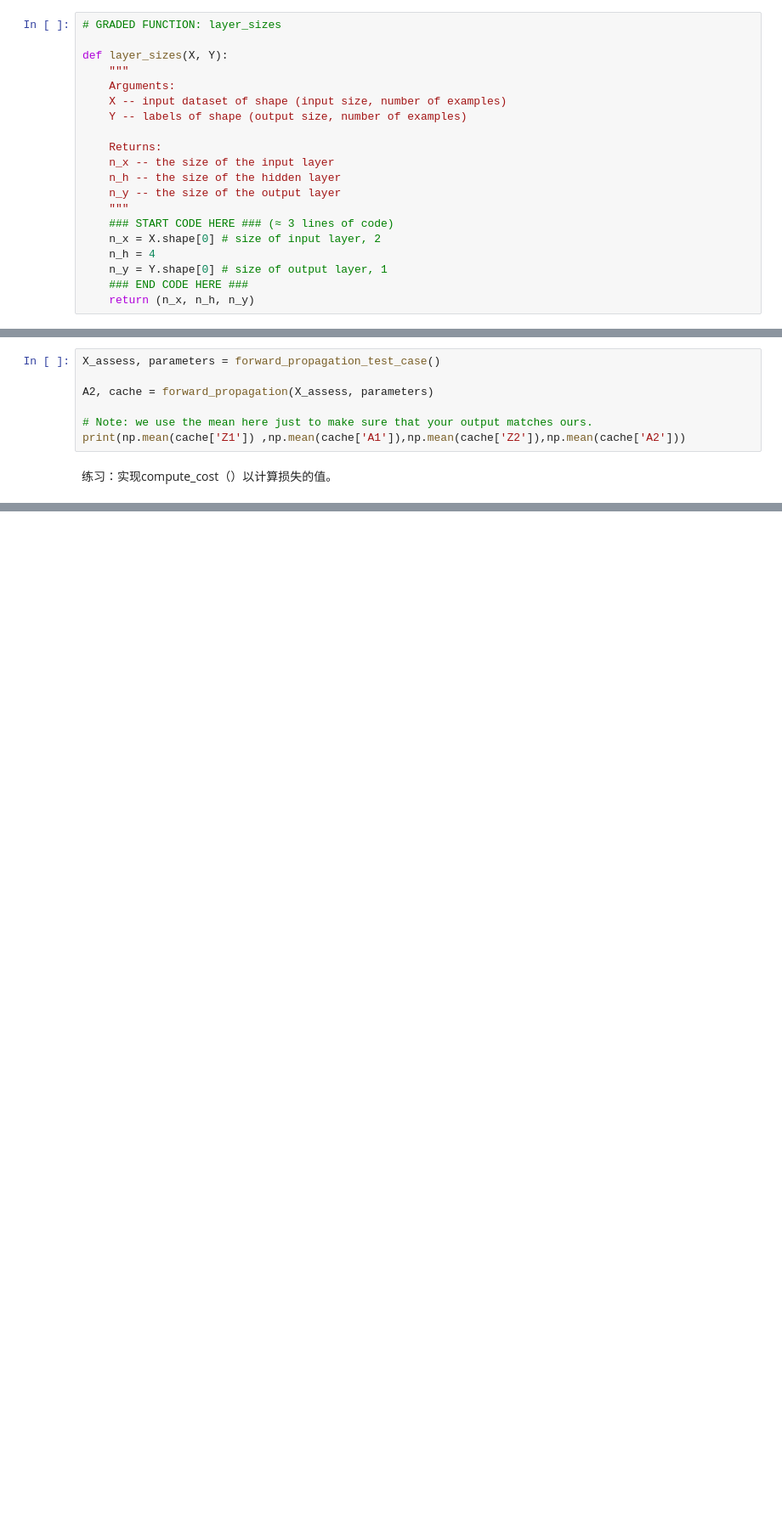
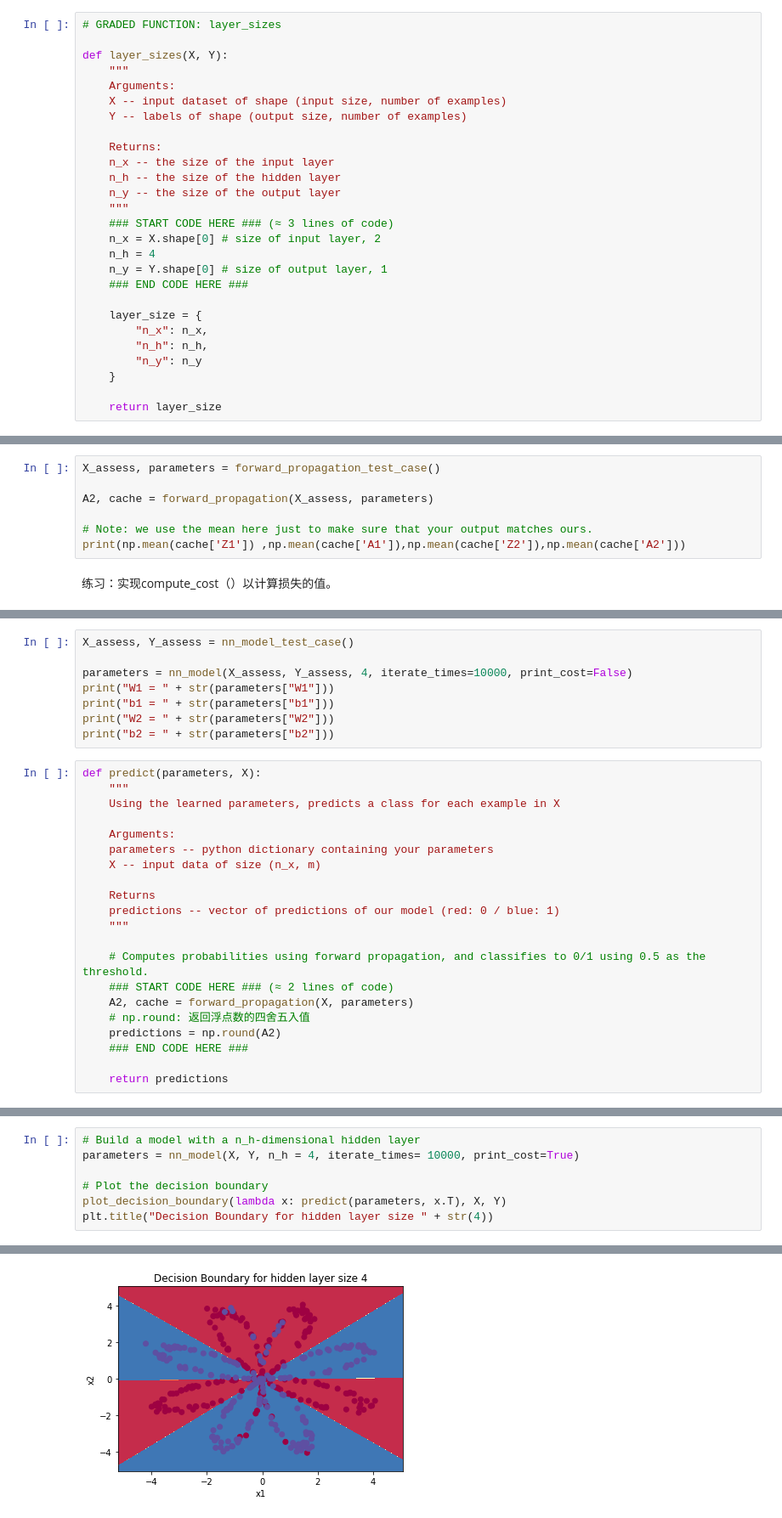
Before and after one commit to yor1ck61c/dl_start, a Jupyter notebook: dl_homework/lesson_1/week_3/用1层隐藏层的神经网络分类二维数据.ipynb, the cells around one changed output, grey strips where cells are left out. Shown: that part at 85% size. Drawn from its saved outputs; the diff is of its cells as text; blank space fills up the shorter version.

```diff
--- a/dl_homework/lesson_1/week_3/用1层隐藏层的神经网络分类二维数据.ipynb
+++ b/dl_homework/lesson_1/week_3/用1层隐藏层的神经网络分类二维数据.ipynb
@@ -114,7 +114,14 @@ def layer_sizes(X, Y):
     n_h = 4
     n_y = Y.shape[0] # size of output layer, 1
     ### END CODE HERE ###
-    return (n_x, n_h, n_y)
+
+    layer_size = {
+        "n_x": n_x,
+        "n_h": n_h,
+        "n_y": n_y
+    }
+
+    return layer_size
 # %%
 X_assess, Y_assess = layer_sizes_test_case()
 # X: (5, 3)   Y: (2, 3)
@@ -269,0 +398,29 @@ cost = 0.6929198937761265
+# %%
+X_assess, Y_assess = nn_model_test_case()
+
+parameters = nn_model(X_assess, Y_assess, 4, iterate_times=10000, print_cost=False)
+print("W1 = " + str(parameters["W1"]))
+print("b1 = " + str(parameters["b1"]))
+print("W2 = " + str(parameters["W2"]))
+print("b2 = " + str(parameters["b2"]))
+# %%
+def predict(parameters, X):
+    """
+    Using the learned parameters, predicts a class for each example in X
+
+    Arguments:
+    parameters -- python dictionary containing your parameters
+    X -- input data of size (n_x, m)
+
+    Returns
+    predictions -- vector of predictions of our model (red: 0 / blue: 1)
+    """
+
+    # Computes probabilities using forward propagation, and classifies to 0/1 using 0.5 as the threshold.
+    ### START CODE HERE ### (≈ 2 lines of code)
+    A2, cache = forward_propagation(X, parameters)
+    # np.round: 返回浮点数的四舍五入值
+    predictions = np.round(A2)
+    ### END CODE HERE ###
+
+    return predictions
@@ -269,0 +434,8 @@ cost = 0.6929198937761265
+# %%
+# Build a model with a n_h-dimensional hidden layer
+parameters = nn_model(X, Y, n_h = 4, iterate_times= 10000, print_cost=True)
+
+# Plot the decision boundary
+plot_decision_boundary(lambda x: predict(parameters, x.T), X, Y)
+plt.title("Decision Boundary for hidden layer size " + str(4))
+# %% [output]
@@ -269,0 +453 @@ cost = 0.6929198937761265
+[figure, added]
```
Also changed, not shown: parts of 8 cells of this notebook.
